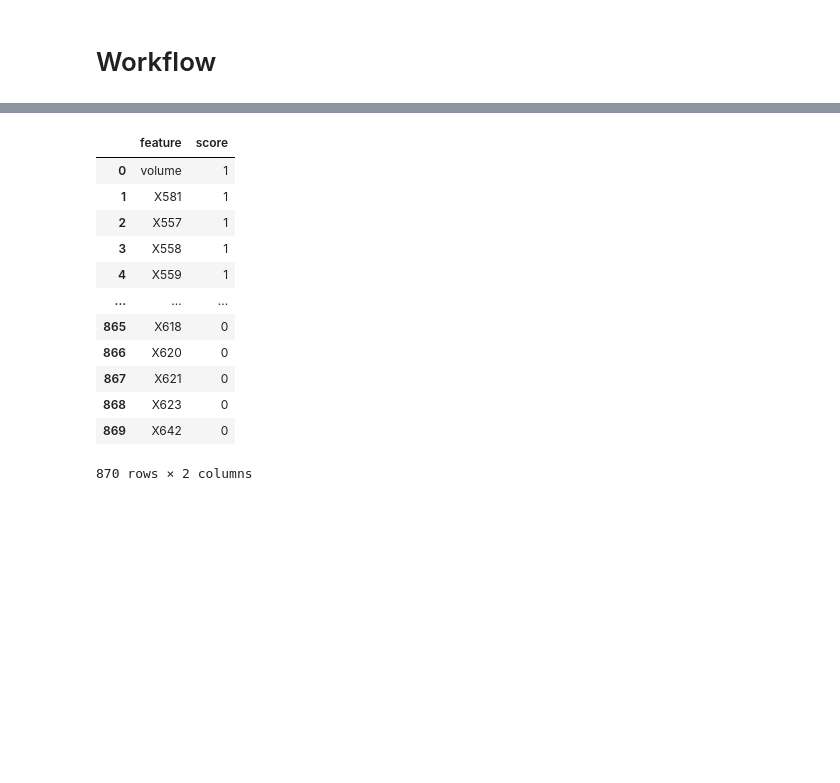
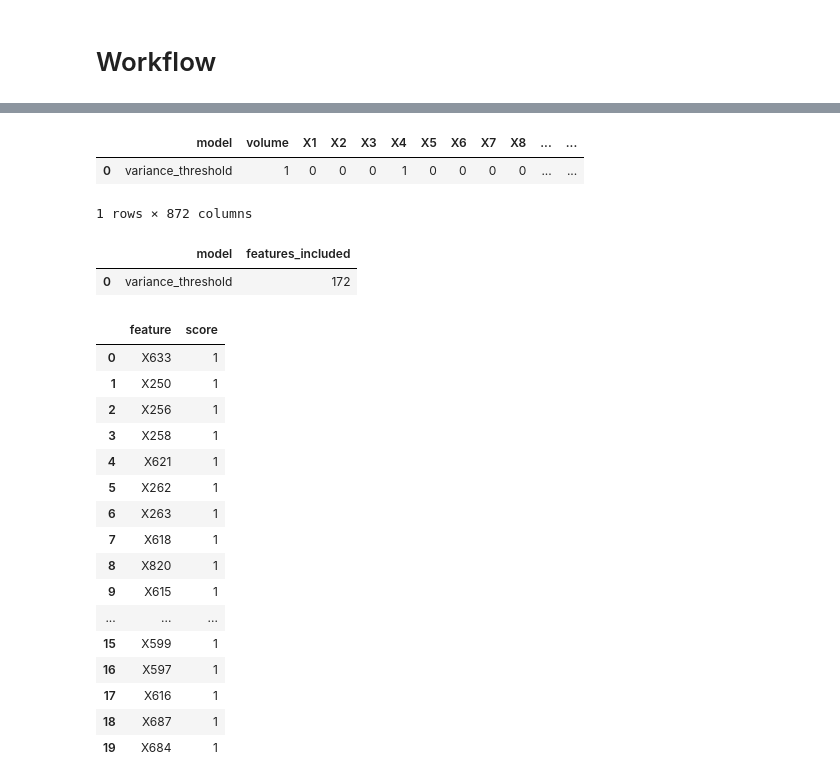
Before and after one commit to ryantjx/kaggle, a Jupyter notebook: drw-cryptomarketprediction2025/kaggle/drw_1_featureengineering.ipynb, the cells around one changed output, grey strips where cells are left out. Cells and saved outputs as stored; diff of their text form; code cells hidden in the pictures; blank space fills up the shorter version.

Commit message:
Kaggle Notebook | drw_1_featureengineering | Version 13

```diff
--- a/drw-cryptomarketprediction2025/kaggle/drw_1_featureengineering.ipynb
+++ b/drw-cryptomarketprediction2025/kaggle/drw_1_featureengineering.ipynb
@@ -253,15 +255,19 @@ class SklearnFeatureEngineeringRegression:
                 n_estimators=10, max_depth=10,
                 learning_rate=0.1, random_state=42, n_jobs=-1
             )
+            print(f"... Fitting {self.tree_model.__class__.__name__} on {self.X.shape[0]} rows and {self.X.shape[1]} features.")
+            self.tree_model.fit(self.X_np, self.y_np)
         else:
-            print("*" * 20 + "CPU " * 5 + "*" * 20)
-            self.tree_model = XGBRegressor(
-                tree_method="hist", n_estimators=10, max_depth=10,
-                learning_rate=0.05, random_state=42, n_jobs=-1
-            )
+            print(f"No Tree Model Initiated")
+            self.tree_model = None
+        # else:
+        #     print("*" * 20 + "CPU " * 5 + "*" * 20)
+        #     self.tree_model = XGBRegressor(
+        #         tree_method="hist", n_estimators=10, max_depth=10,
+        #         learning_rate=0.05, random_state=42, n_jobs=-1
+        #     )
         print(f"""SklearnFeatureEngineering Instantiated""")
-        print(f"... Fitting {self.tree_model.__class__.__name__} on {self.X.shape[0]} rows and {self.X.shape[1]} features.")
-        self.tree_model.fit(self.X_np, self.y_np)
+
 
     # ---------- Filter methods ----------
     # VarianceThreshold is a filter method that removes features with low variance.
@@ -558,8 +564,10 @@ class SklearnFeatureEngineeringRegression:
 # %% [markdown]
 # Workflow
 # %%
+duration = "last_6m"
+
 train_data_filtered = train_data.filter(
-    pl.col("timestamp") >= train_splits["last_2w"]
+    pl.col("timestamp") >= train_splits[duration]
 )
 
 y = train_data_filtered["label"]
@@ -639,2 +647,33 @@ Function `pca` completed in 0.01 minutes.
+# %%
+fe_regression.get_results()
+# %% [output]
+|  | model | volume | X1 | X2 | X3 | X4 | X5 | X6 | X7 | X8 | ... | ... |
+| 0 | variance_threshold | 1 | 0 | 0 | 0 | 1 | 0 | 0 | 0 | 0 | ... | ... |
+1 rows × 872 columns
+# %%
+fe_regression.get_model_featuresincluded().head(20)
+# %% [output]
+|  | model | features_included |
+| 0 | variance_threshold | 172 |
+# %%
+fe_regression.get_top_features(20)
+# %% [output]
+|  | feature | score |
+| 0 | X633 | 1 |
+| 1 | X250 | 1 |
+| 2 | X256 | 1 |
+| 3 | X258 | 1 |
+| 4 | X621 | 1 |
+| 5 | X262 | 1 |
+| 6 | X263 | 1 |
+| 7 | X618 | 1 |
+| 8 | X820 | 1 |
+| 9 | X615 | 1 |
+| ... | ... | ... |
+| 15 | X599 | 1 |
+| 16 | X597 | 1 |
+| 17 | X616 | 1 |
+| 18 | X687 | 1 |
+| 19 | X684 | 1 |
 # %%
 if os.environ.get("USER"):
@@ -650,16 +690,0 @@ else:
-# %%
-fe_regression.get_top_features().reset_index().rename(columns={"index" : "feature"})
-# %% [output]
-|  | feature | score |
-| 0 | volume | 1 |
-| 1 | X581 | 1 |
-| 2 | X557 | 1 |
-| 3 | X558 | 1 |
-| 4 | X559 | 1 |
-| ... | ... | ... |
-| 865 | X618 | 0 |
-| 866 | X620 | 0 |
-| 867 | X621 | 0 |
-| 868 | X623 | 0 |
-| 869 | X642 | 0 |
-870 rows × 2 columns
```
Also changed, not shown: parts of 5 cells of this notebook.
